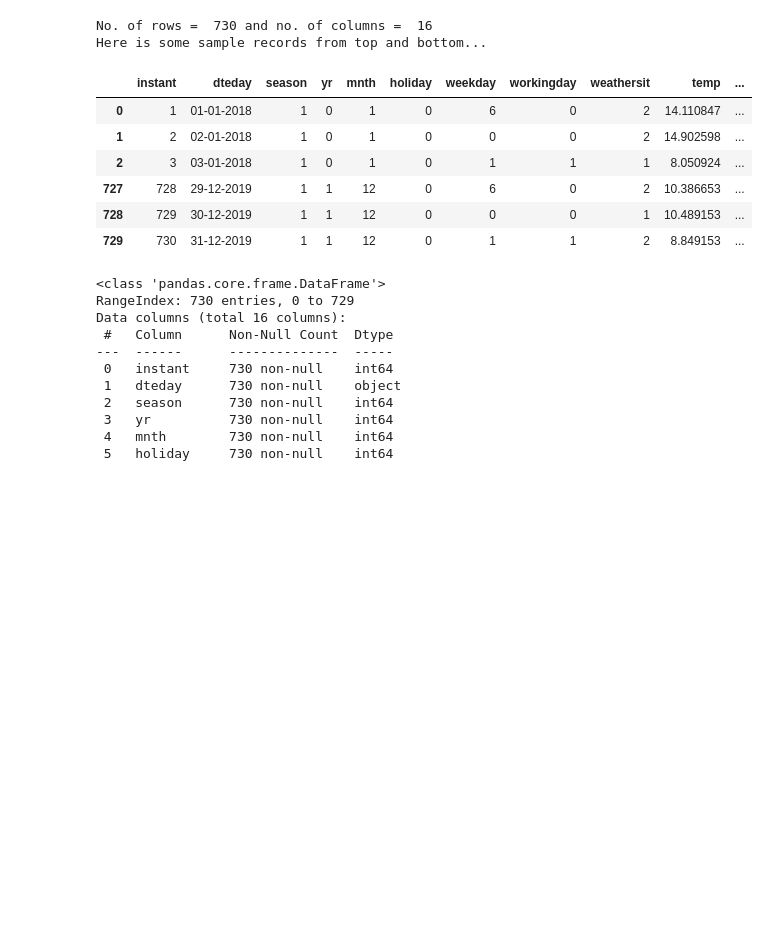
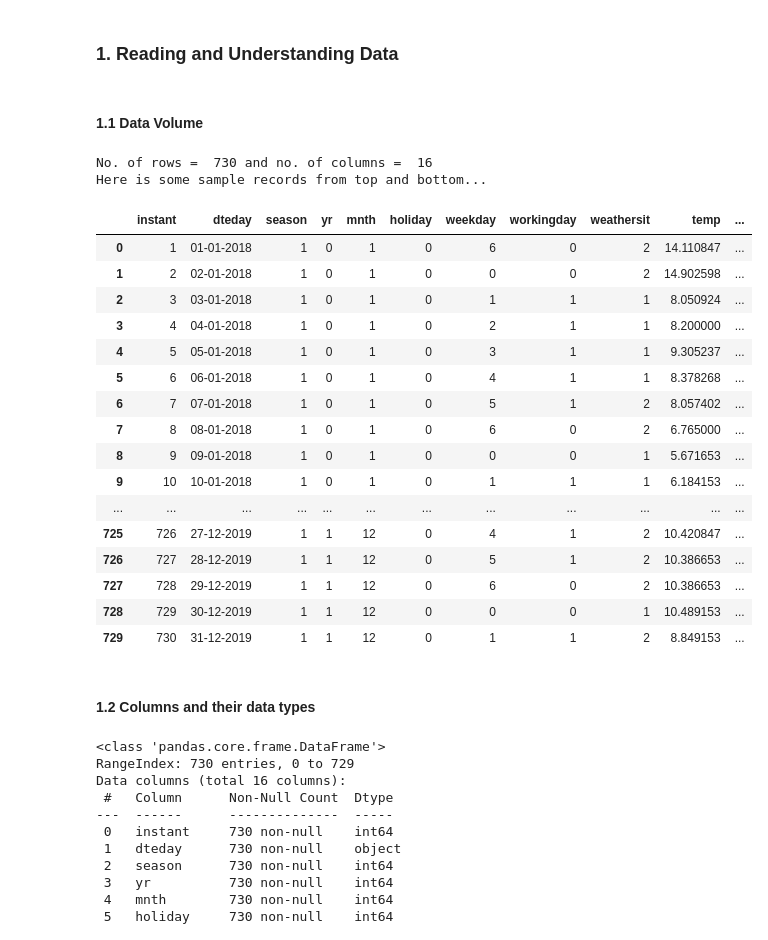
Before and after one commit to troytruong/BikeSharingAssignment, a Jupyter notebook: Truong_Nguyen_Manh.ipynb, the cells around one changed output. Saved outputs shown, nothing was run; the diff lists cells and outputs as text; code cells hidden in the pictures; blank space fills up the shorter version.

```diff
--- a/Truong_Nguyen_Manh.ipynb
+++ b/Truong_Nguyen_Manh.ipynb
@@ -7,0 +25,4 @@ import matplotlib.pyplot as plt
+# %% [markdown]
+### 1. Reading and Understanding Data
+# %% [markdown]
+#### 1.1 Data Volume
@@ -8,18 +32,31 @@ import matplotlib.pyplot as plt
 # %%
-df = pd.read_csv("day.csv")
+# Checking the row and column counts
 print("No. of rows = ", df.shape[0], "and no. of columns = ", df.shape[1])
 print("Here is some sample records from top and bottom...")
-df.head(3).append(df.tail(3))
+# Print first 5 rows and last 5 rows
+df.head(14).append(df.tail(14))
 # %% [output]
 No. of rows =  730 and no. of columns =  16
 Here is some sample records from top and bottom...
 |  | instant | dteday | season | yr | mnth | holiday | weekday | workingday | weathersit | temp | ... |
 | 0 | 1 | 01-01-2018 | 1 | 0 | 1 | 0 | 6 | 0 | 2 | 14.110847 | ... |
 | 1 | 2 | 02-01-2018 | 1 | 0 | 1 | 0 | 0 | 0 | 2 | 14.902598 | ... |
 | 2 | 3 | 03-01-2018 | 1 | 0 | 1 | 0 | 1 | 1 | 1 | 8.050924 | ... |
+| 3 | 4 | 04-01-2018 | 1 | 0 | 1 | 0 | 2 | 1 | 1 | 8.200000 | ... |
+| 4 | 5 | 05-01-2018 | 1 | 0 | 1 | 0 | 3 | 1 | 1 | 9.305237 | ... |
+| 5 | 6 | 06-01-2018 | 1 | 0 | 1 | 0 | 4 | 1 | 1 | 8.378268 | ... |
+| 6 | 7 | 07-01-2018 | 1 | 0 | 1 | 0 | 5 | 1 | 2 | 8.057402 | ... |
+| 7 | 8 | 08-01-2018 | 1 | 0 | 1 | 0 | 6 | 0 | 2 | 6.765000 | ... |
+| 8 | 9 | 09-01-2018 | 1 | 0 | 1 | 0 | 0 | 0 | 1 | 5.671653 | ... |
+| 9 | 10 | 10-01-2018 | 1 | 0 | 1 | 0 | 1 | 1 | 1 | 6.184153 | ... |
+| ... | ... | ... | ... | ... | ... | ... | ... | ... | ... | ... | ... |
+| 725 | 726 | 27-12-2019 | 1 | 1 | 12 | 0 | 4 | 1 | 2 | 10.420847 | ... |
+| 726 | 727 | 28-12-2019 | 1 | 1 | 12 | 0 | 5 | 1 | 2 | 10.386653 | ... |
 | 727 | 728 | 29-12-2019 | 1 | 1 | 12 | 0 | 6 | 0 | 2 | 10.386653 | ... |
 | 728 | 729 | 30-12-2019 | 1 | 1 | 12 | 0 | 0 | 0 | 1 | 10.489153 | ... |
 | 729 | 730 | 31-12-2019 | 1 | 1 | 12 | 0 | 1 | 1 | 2 | 8.849153 | ... |
+# %% [markdown]
+#### 1.2 Columns and their data types
 # %%
 #Print all the columns and their data types
 print(df.info(verbose='all', show_counts=True))
```
Also changed, not shown: parts of 117 cells of this notebook, 2 other files.
